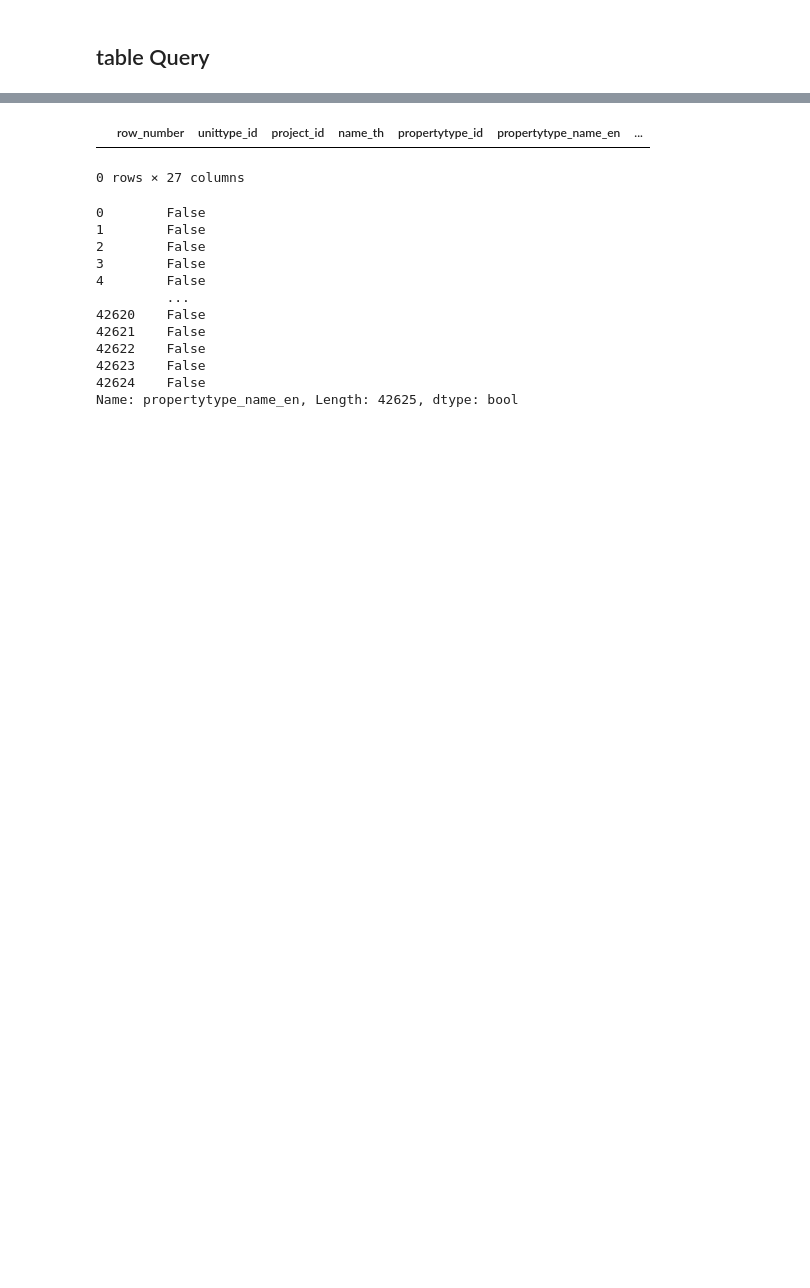
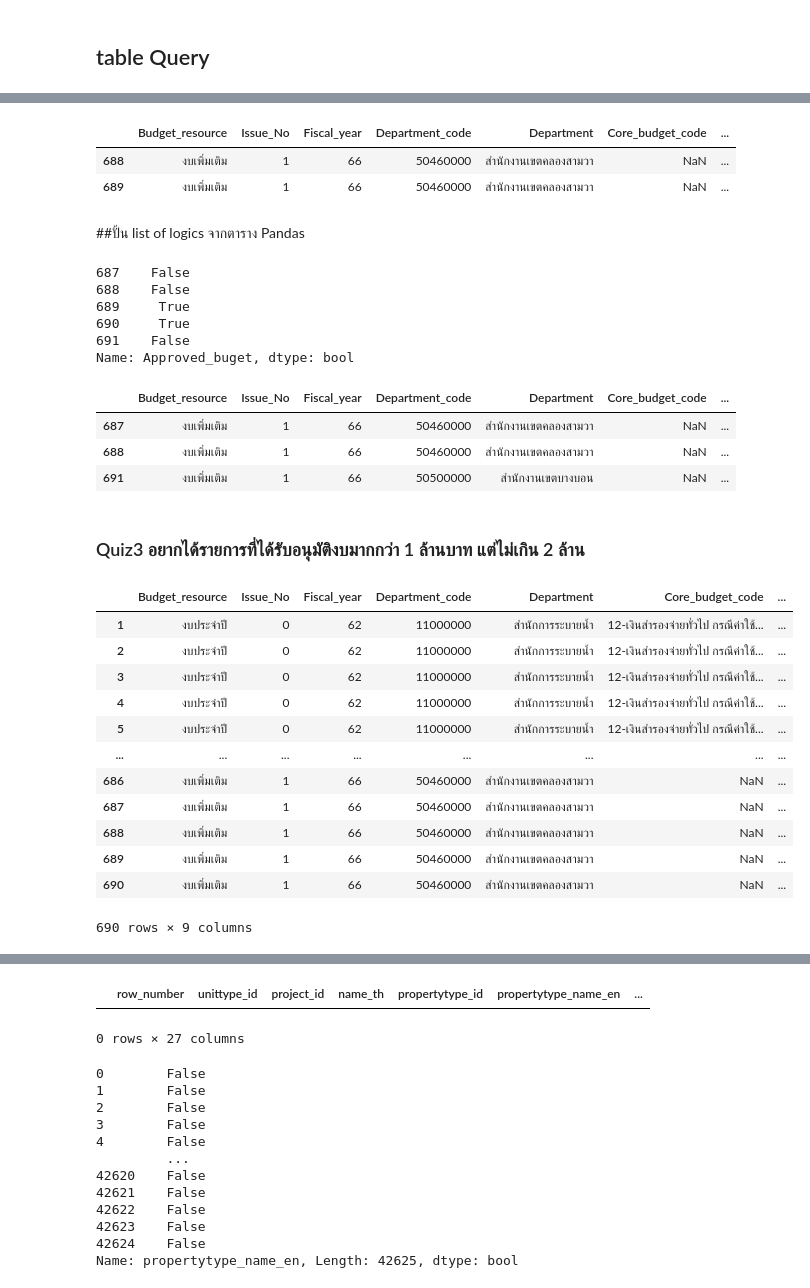
Before and after one commit to PhonphailinWS/python_dataviz2023, a Jupyter notebook: Pandas101.ipynb, the cells around one changed output, grey strips where cells are left out. Cells and saved outputs as stored; diff of their text form; code cells hidden in the pictures; blank space fills up the shorter version.

Commit message:
Quiz3

```diff
--- a/Pandas101.ipynb
+++ b/Pandas101.ipynb
@@ -178,0 +193,43 @@ data1.iloc[-20 :,7:10]
+# %%
+small_df[[False,True,True,False,False]]
+# %% [output]
+|  | Budget_resource | Issue_No | Fiscal_year | Department_code | Department | Core_budget_code | ... |
+| 688 | งบเพิ่มเติม | 1 | 66 | 50460000 | สำนักงานเขตคลองสามวา | NaN | ... |
+| 689 | งบเพิ่มเติม | 1 | 66 | 50460000 | สำนักงานเขตคลองสามวา | NaN | ... |
+# %% [markdown]
+##ปั้น list of logics จากตาราง Pandas
+# %%
+small_df['Approved_buget']< 1000000
+# %% [output]
+687    False
+688    False
+689     True
+690     True
+691    False
+Name: Approved_buget, dtype: bool
+# %%
+small_df[small_df['Approved_buget']> 1000000]
+# %% [output]
+|  | Budget_resource | Issue_No | Fiscal_year | Department_code | Department | Core_budget_code | ... |
+| 687 | งบเพิ่มเติม | 1 | 66 | 50460000 | สำนักงานเขตคลองสามวา | NaN | ... |
+| 688 | งบเพิ่มเติม | 1 | 66 | 50460000 | สำนักงานเขตคลองสามวา | NaN | ... |
+| 691 | งบเพิ่มเติม | 1 | 66 | 50500000 | สำนักงานเขตบางบอน | NaN | ... |
+# %% [markdown]
+### Quiz3 อยากได้รายการที่ได้รับอนุมัติงบมากกว่า 1 ล้านบาท แต่ไม่เกิน 2 ล้าน
+# %%
+small_df2 = data1.iloc[1:691]
+small_df2
+# %% [output]
+|  | Budget_resource | Issue_No | Fiscal_year | Department_code | Department | Core_budget_code | ... |
+| 1 | งบประจำปี | 0 | 62 | 11000000 | สำนักการระบายน้ำ | 12-เงินสำรองจ่ายทั่วไป กรณีค่าใช้... | ... |
+| 2 | งบประจำปี | 0 | 62 | 11000000 | สำนักการระบายน้ำ | 12-เงินสำรองจ่ายทั่วไป กรณีค่าใช้... | ... |
+| 3 | งบประจำปี | 0 | 62 | 11000000 | สำนักการระบายน้ำ | 12-เงินสำรองจ่ายทั่วไป กรณีค่าใช้... | ... |
+| 4 | งบประจำปี | 0 | 62 | 11000000 | สำนักการระบายน้ำ | 12-เงินสำรองจ่ายทั่วไป กรณีค่าใช้... | ... |
+| 5 | งบประจำปี | 0 | 62 | 11000000 | สำนักการระบายน้ำ | 12-เงินสำรองจ่ายทั่วไป กรณีค่าใช้... | ... |
+| ... | ... | ... | ... | ... | ... | ... | ... |
+| 686 | งบเพิ่มเติม | 1 | 66 | 50460000 | สำนักงานเขตคลองสามวา | NaN | ... |
+| 687 | งบเพิ่มเติม | 1 | 66 | 50460000 | สำนักงานเขตคลองสามวา | NaN | ... |
+| 688 | งบเพิ่มเติม | 1 | 66 | 50460000 | สำนักงานเขตคลองสามวา | NaN | ... |
+| 689 | งบเพิ่มเติม | 1 | 66 | 50460000 | สำนักงานเขตคลองสามวา | NaN | ... |
+| 690 | งบเพิ่มเติม | 1 | 66 | 50460000 | สำนักงานเขตคลองสามวา | NaN | ... |
+690 rows × 9 columns
```
Also changed, not shown: parts of 22 cells of this notebook.
